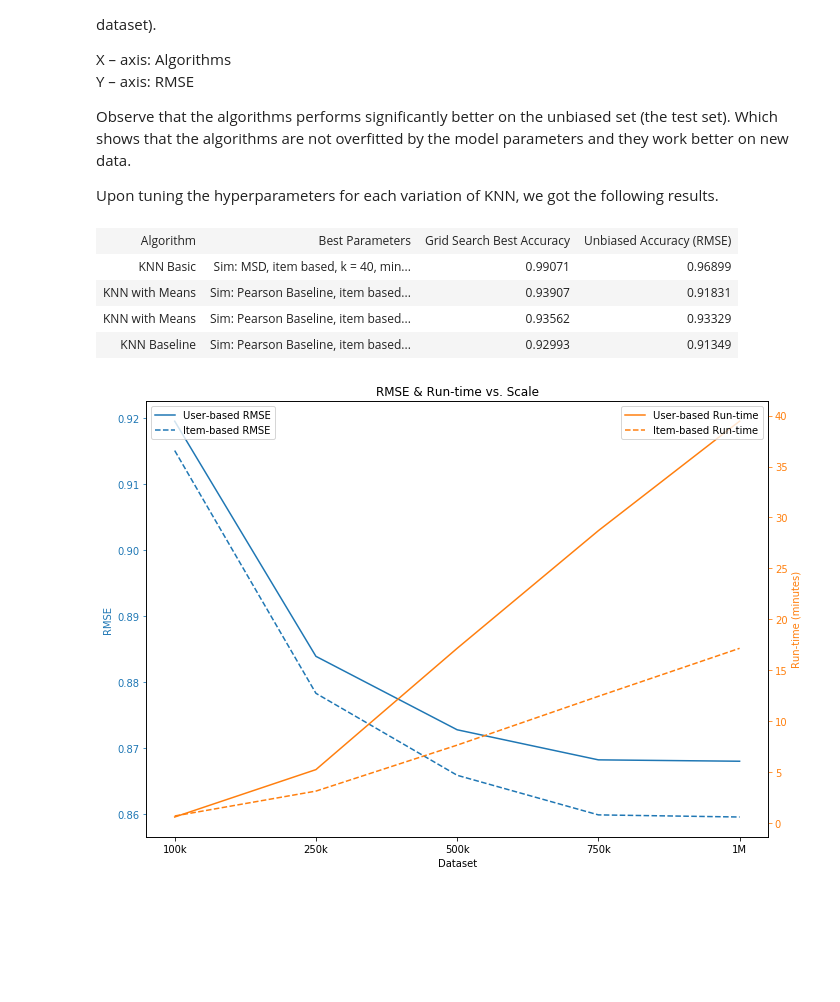
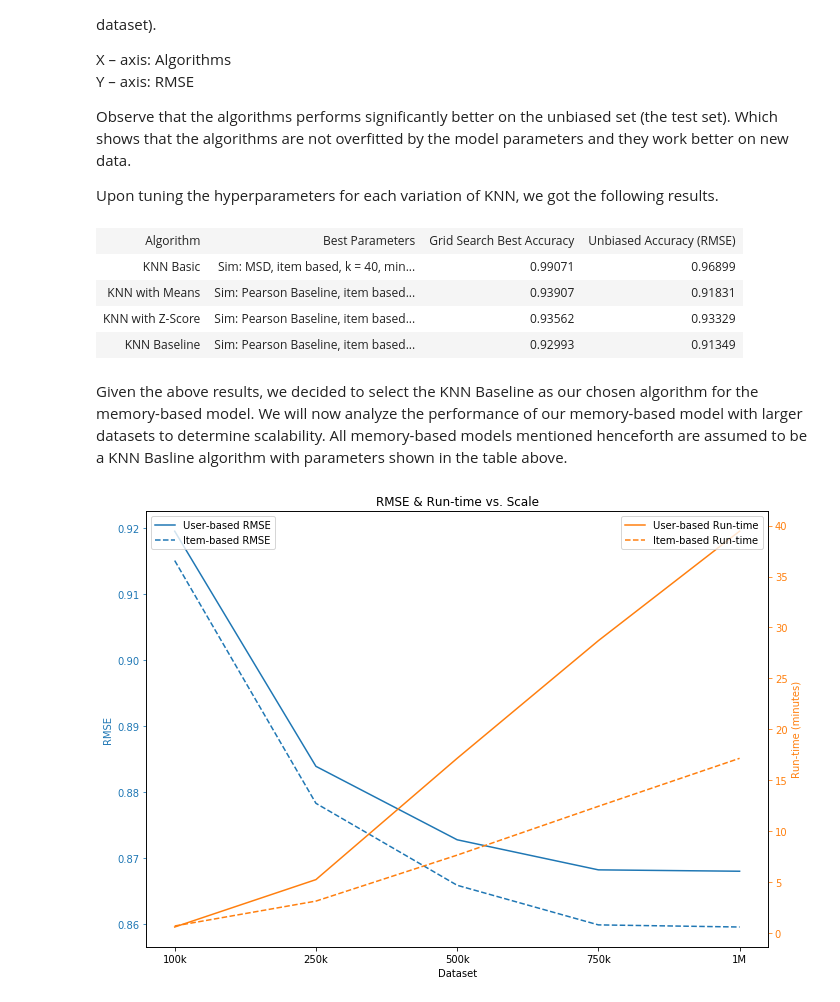
Before and after one commit to gmidhun95/recommender_system, a Jupyter notebook: project_part1/Report.ipynb, the cells around one changed output. Drawn from its saved outputs; the diff is of its cells as text; code cells hidden in the pictures; blank space fills up the shorter version.

```diff
--- a/project_part1/Report.ipynb
+++ b/project_part1/Report.ipynb
@@ -288,18 +288,20 @@ Upon tuning the hyperparameters for each variation of KNN, we got the following
 # %%
 import tabulate
 from IPython.display import HTML, display
 table = [["Algorithm", "Best Parameters", "Grid Search Best Accuracy", "Unbiased Accuracy (RMSE)"],
     ["KNN Basic","Sim: MSD, item based, k = 40, min k = 5", 0.99071,0.96899],
          ["KNN with Means","Sim: Pearson Baseline, item based, k = 50, min k = 5", 0.93907,0.91831],
-         ["KNN with Means","Sim: Pearson Baseline, item based, k = 50, min k = 5", 0.93562,0.93329],
+         ["KNN with Z-Score","Sim: Pearson Baseline, item based, k = 50, min k = 5", 0.93562,0.93329],
          ["KNN Baseline","Sim: Pearson Baseline, item based, k = 50, min k = 5", 0.92993,0.91349]]
 display(HTML(tabulate.tabulate(table, tablefmt='html')))
 # %% [output]
 | Algorithm | Best Parameters | Grid Search Best Accuracy | Unbiased Accuracy (RMSE) |
 | KNN Basic | Sim: MSD, item based, k = 40, min... | 0.99071 | 0.96899 |
 | KNN with Means | Sim: Pearson Baseline, item based... | 0.93907 | 0.91831 |
-| KNN with Means | Sim: Pearson Baseline, item based... | 0.93562 | 0.93329 |
+| KNN with Z-Score | Sim: Pearson Baseline, item based... | 0.93562 | 0.93329 |
 | KNN Baseline | Sim: Pearson Baseline, item based... | 0.92993 | 0.91349 |
+# %% [markdown]
+Given the above results, we decided to select the KNN Baseline as our chosen algorithm for the memory-based model.  We will now analyze the performance of our memory-based model with larger datasets to determine scalability. All memory-based models mentioned henceforth are assumed to be a KNN Basline algorithm with parameters shown in the table above. <br>
 # %%
 df = pd.read_csv("100k_to_1M_Results.csv")
 user_based_df = df[(df["k"]==50) & (df["User-based?"]==True)]
```
Also changed, not shown: parts of 8 cells of this notebook.
